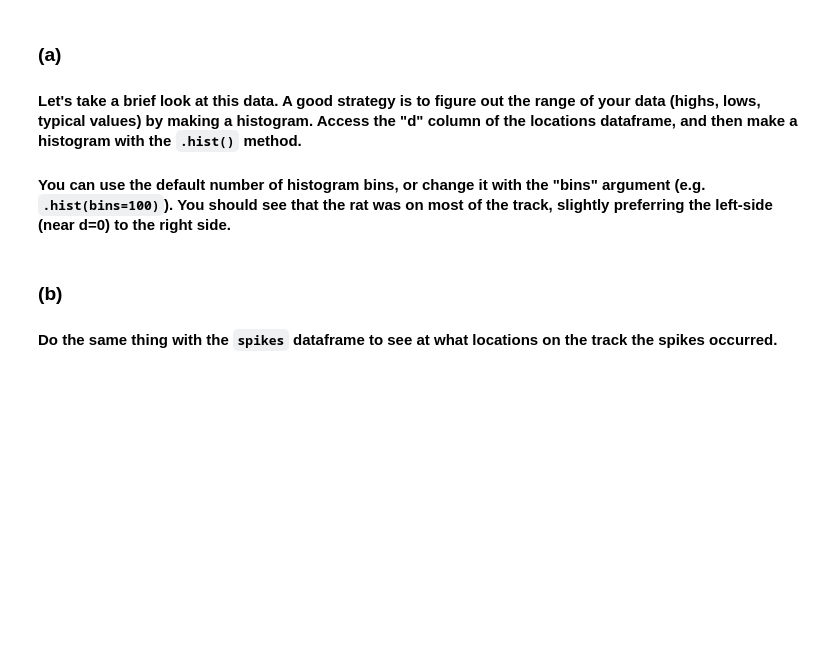
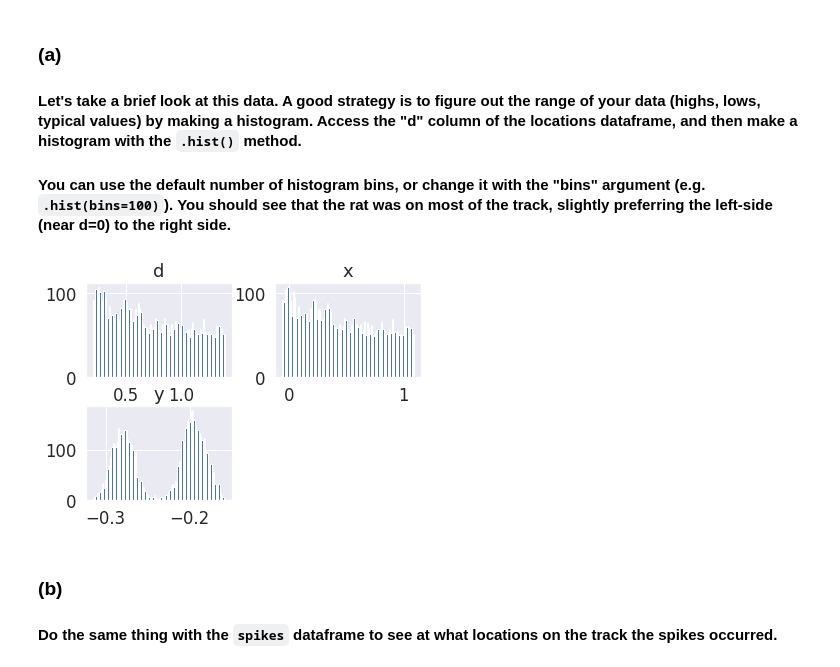
Before and after one commit to shershko/NeuroSci, a Jupyter notebook: neural_coding_exercises.ipynb, the cells around one changed output. Drawn from its saved outputs; the diff is of its cells as text; code cells hidden in the pictures; blank space fills up the shorter version.

```diff
--- a/neural_coding_exercises.ipynb
+++ b/neural_coding_exercises.ipynb
@@ -37,9 +66,11 @@ locations.head()
 
 #### You can use the default number of histogram bins, or change it with the "bins" argument (e.g. `.hist(bins=100)`).  You should see that the rat was on most of the track, slightly preferring the left-side (near d=0) to the right side.
 # %%
-locations...
+locations.hist(bins=100)
 plt.xlabel('Location along track (m)')
 plt.ylabel('# of samples that animal\nwas present there');
+# %% [output]
+[figure, added]
 # %% [markdown]
 ### (b)
 #### Do the same thing with the `spikes` dataframe to see at what locations on the track the spikes occurred.
```
Also changed, not shown: parts of 16 cells of this notebook.
